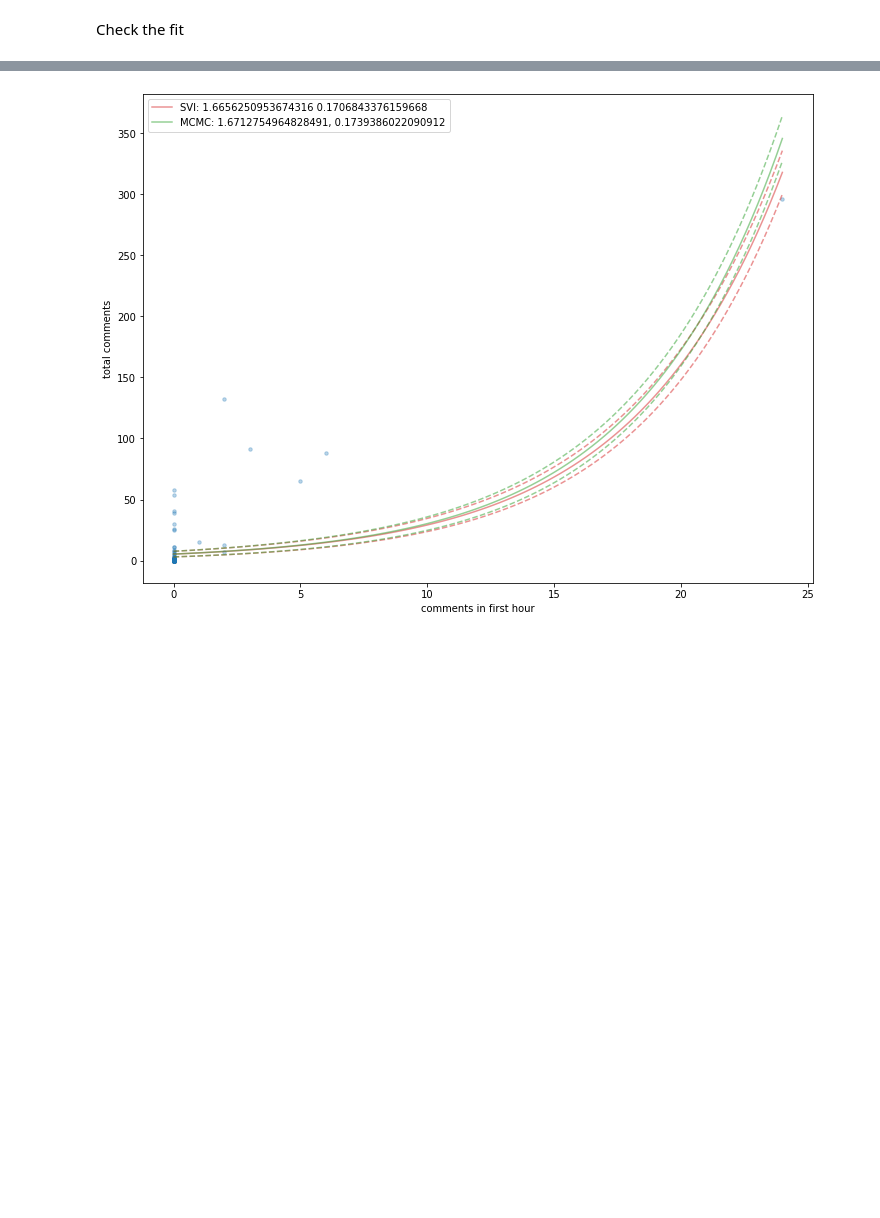
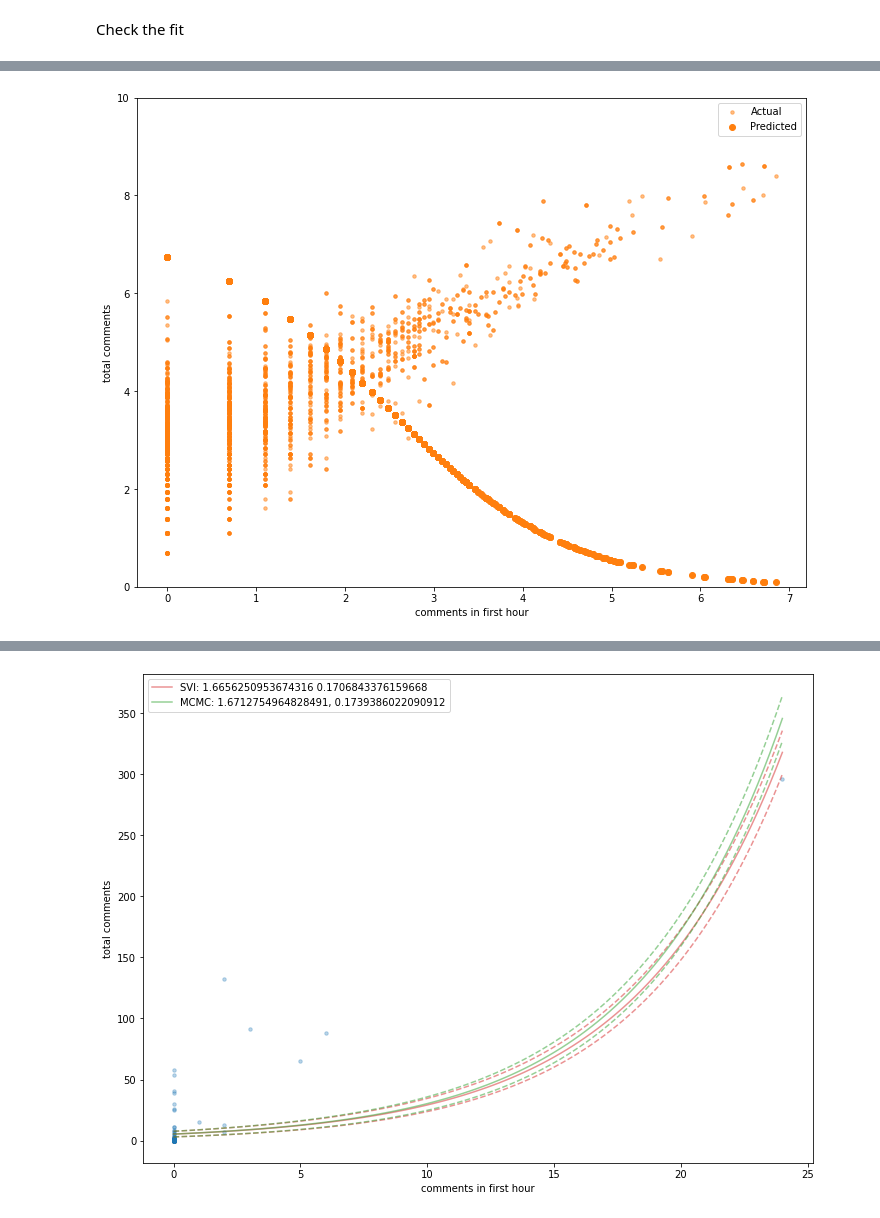
Before and after one commit to ageil/Probabilistic-Programming, a Jupyter notebook: model/SingleLevelModelPyro.ipynb, the cells around one changed output, grey strips where cells are left out. Drawn from its saved outputs; the diff is of its cells as text; code cells hidden in the pictures; blank space fills up the shorter version.

```diff
--- a/model/SingleLevelModelPyro.ipynb
+++ b/model/SingleLevelModelPyro.ipynb
@@ -105,7 +107,7 @@ p_data = np.concatenate((biases, p_data), axis=1)
 t_data = np.concatenate((biases, t_data), axis=1)
 
 # get dep var
-y = data[:,0].reshape(-1,1)
+y = data[:,0].reshape(-1,1) + 1
 # %% [markdown]
 split into train/test
 # %%
@@ -140,9 +142,11 @@ def model_no_subsample(p_data, y):
     num_posts, num_p_indeps = p_data.shape
 
     # define a prior for our regression variables
-    phi_prior = dist.Normal(torch.zeros((num_p_indeps, 1)),
-                            0.01 * torch.ones((num_p_indeps, 1)))  # (num_p_indeps, 1)
-    phi = pyro.sample("phi", phi_prior)  # (num_p_indeps, 1)
+    phi_loc = torch.zeros((num_p_indeps))  # (num_p_indeps,)
+    phi_scale = 0.01 * torch.ones((num_p_indeps))  # (num_p_indeps,)
+
+    with pyro.plate("p_indep", num_p_indeps, dim=-1) as pi:
+        phi = pyro.sample("phi", dist.Normal(phi_loc, phi_scale))  # (num_p_indeps,)
 
     # for each post, use the correct set of coefficients to run our post-level regression
     with pyro.plate("post", size=num_posts) as p:
@@ -151,10 +155,13 @@ def model_no_subsample(p_data, y):
         indeps = p_data[p,:]  # (num_posts, num_p_indeps)
 
         # calculate the mean
-        mu = torch.matmul(indeps, phi)  # (num_posts, num_p_indeps) (num_p_indeps, 1)
+        mu = torch.matmul(indeps, phi.reshape((-1,1))).flatten()  # (num_posts, num_p_indeps) (num_p_indeps, 1)
 
         # sample
-        return pyro.sample("obs", dist.Poisson(torch.exp(mu)), obs=y)  # (num_posts, 1)
+        if y is not None:
+            return pyro.sample("obs", dist.Pareto(torch.ones((num_posts,)) - 1e-3, torch.nn.ReLU()(mu)), obs=y[p,0])  # (num_posts_sub, 1)
+        else:
+            return pyro.sample("obs", dist.Pareto(torch.ones((num_posts,)) - 1e-3, torch.nn.ReLU()(mu)), obs=y)  # (num_posts_sub, 1)
 # %%
 def model(p_data, y):
     num_posts, num_p_indeps = p_data.shape
@@ -353,0 +378,3 @@ mcmc_samples
+# %%
+phi_means = mcmc_posterior_samples["phi"].mean(dim=0)
+phi_means
@@ -364,3 +393,62 @@ xmin = float(p_data_train[:100,1].min())
 xmax = float(p_data_train[:100,1].max())
 
 xs = np.linspace(xmin, xmax, num=100)
+# %%
+indep = 1
+
+# indep_dict = {
+#     1: "avg cmt length",
+#     2: "avg upvotes",
+#     3: "num authors",
+#     4: "comments in first hour",
+# }
+indep_dict = {
+    1: "comments in first hour",
+}
+
+use_MCMC = True
+
+if use_MCMC:
+    phi_loc = phi_means
+else:
+    phi_loc = pyro.param('phi_loc').detach()
+
+# eta_loc = torch.Tensor([[ 0.2019, -0.0130,  0.1875],
+#                         [ 0.3866, -0.6894,  0.0956]]
+
+indeps = torch.tensor(p_data)
+
+coefs = torch.tensor(phi_loc) # (num_p_indeps,num_posts)
+
+alpha = torch.nn.ReLU()(torch.matmul(indeps, coefs.reshape(-1,1).type(torch.DoubleTensor)))
+
+y_pred = np.power(2., 1. / np.array(alpha)).reshape((-1,1))
+
+
+
+
+
+# y_pred_mcmc = float(phi_means[0])
+# y_pred_mcmc += float(phi_means[1]) * p_data[:,indep]
+
+
+plt.figure(figsize=(12,9))
+
+colors = ['tab:blue', 'tab:orange', 'tab:green', 'tab:red', 'tab:purple', 'tab:brown', 'tab:pink', 'tab:gray', 'tab:olive', 'tab:cyan']
+color_choices = np.random.choice(colors, size=1, replace=False)
+
+
+print(p_data[:100,indep].shape)
+print(y_pred.shape)
+
+color = color_choices[0]
+plt.scatter(np.log(p_data[:,indep]), np.log(y), alpha=0.5, s=12, c=color, label=f"Actual")
+plt.scatter(np.log(p_data[:,indep]), np.log(y_pred), c=color, label=f"Predicted")
+
+# plt.plot(np.array(p_data[:,indep]), np.array(y_pred_mcmc), c='tab:green', label=f'MCMC: {phi_means[0]}, {phi_means[1]}') # MCMC
+plt.xlabel(indep_dict[indep])
+plt.ylabel('total comments')
+plt.legend()
+plt.ylim(0,10)
+plt.show()
+# %% [output]
@@ -366,0 +457 @@ xs = np.linspace(xmin, xmax, num=100)
+[figure, added]
```
Also changed, not shown: parts of 12 cells of this notebook, 1 other file.
